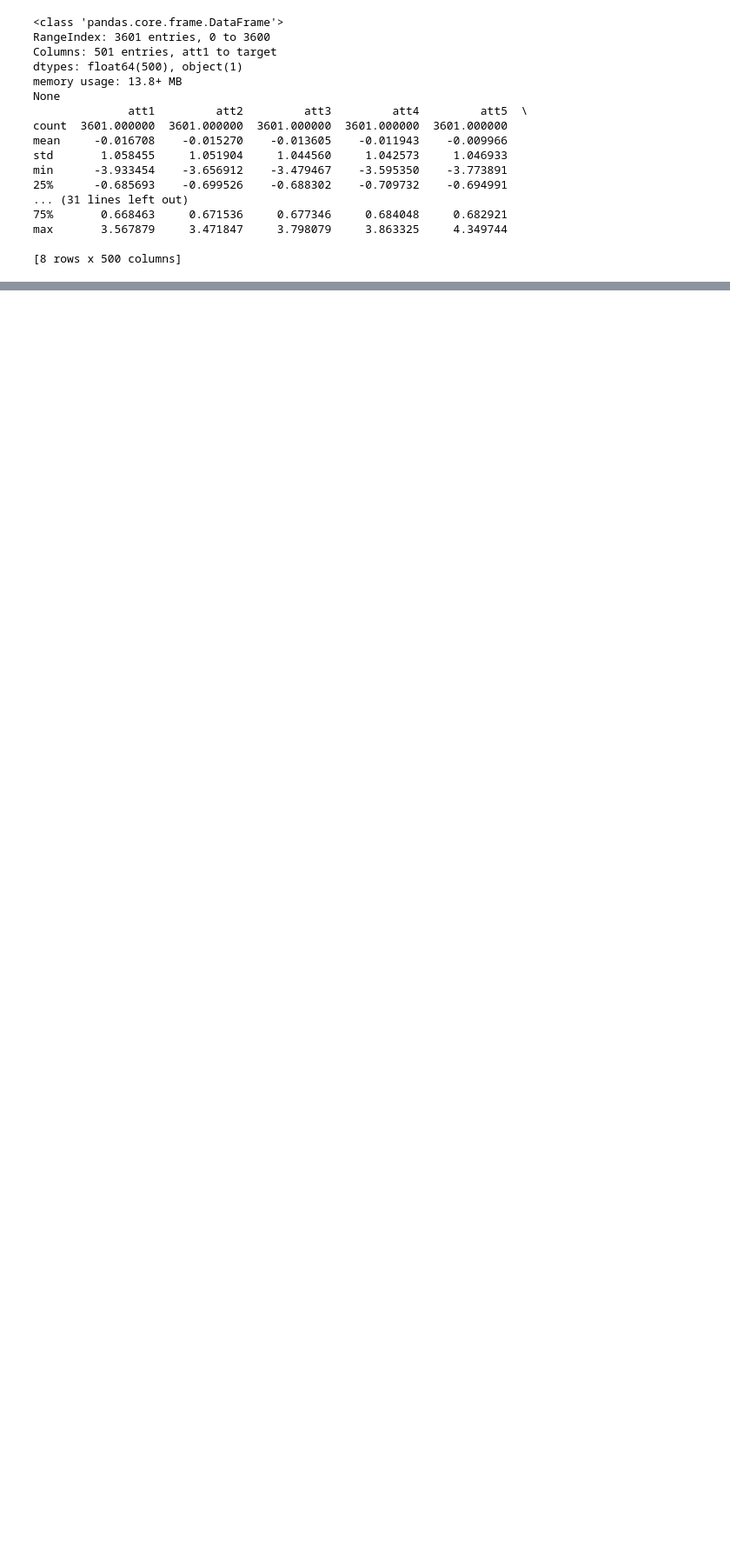
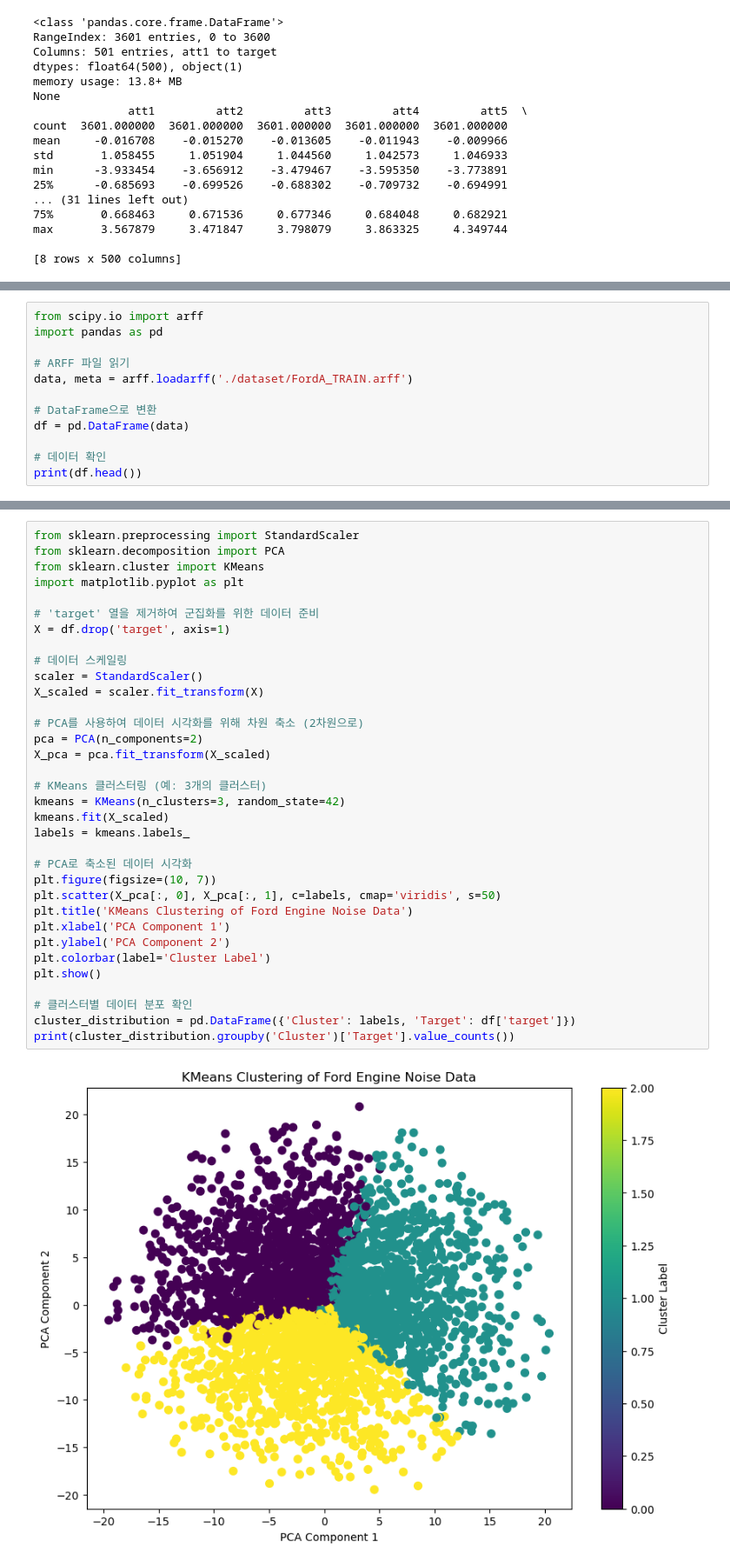
Before and after one commit to 1TAEKIM/Improvement-of-defect-rate, a Jupyter notebook: KMeans.ipynb, the cells around one changed output, grey strips where cells are left out. Shown at 87% size. Saved outputs shown, nothing was run; the diff lists cells and outputs as text; blank space fills up the shorter version.

```diff
--- a/KMeans.ipynb
+++ b/KMeans.ipynb
@@ -163,0 +166,12 @@ max       3.567879     3.471847     3.798079     3.863325     4.349744
+# %%
+from scipy.io import arff
+import pandas as pd
+
+# ARFF 파일 읽기
+data, meta = arff.loadarff('./dataset/FordA_TRAIN.arff')
+
+# DataFrame으로 변환
+df = pd.DataFrame(data)
+
+# 데이터 확인
+print(df.head())
@@ -163,0 +196,36 @@ max       3.567879     3.471847     3.798079     3.863325     4.349744
+# %%
+from sklearn.preprocessing import StandardScaler
+from sklearn.decomposition import PCA
+from sklearn.cluster import KMeans
+import matplotlib.pyplot as plt
+
+# 'target' 열을 제거하여 군집화를 위한 데이터 준비
+X = df.drop('target', axis=1)
+
+# 데이터 스케일링
+scaler = StandardScaler()
+X_scaled = scaler.fit_transform(X)
+
+# PCA를 사용하여 데이터 시각화를 위해 차원 축소 (2차원으로)
+pca = PCA(n_components=2)
+X_pca = pca.fit_transform(X_scaled)
+
+# KMeans 클러스터링 (예: 3개의 클러스터)
+kmeans = KMeans(n_clusters=3, random_state=42)
+kmeans.fit(X_scaled)
+labels = kmeans.labels_
+
+# PCA로 축소된 데이터 시각화
+plt.figure(figsize=(10, 7))
+plt.scatter(X_pca[:, 0], X_pca[:, 1], c=labels, cmap='viridis', s=50)
+plt.title('KMeans Clustering of Ford Engine Noise Data')
+plt.xlabel('PCA Component 1')
+plt.ylabel('PCA Component 2')
+plt.colorbar(label='Cluster Label')
+plt.show()
+
+# 클러스터별 데이터 분포 확인
+cluster_distribution = pd.DataFrame({'Cluster': labels, 'Target': df['target']})
+print(cluster_distribution.groupby('Cluster')['Target'].value_counts())
+# %% [output]
+[figure, added]
```
Also changed, not shown: parts of 10 cells of this notebook, 3 other files.
